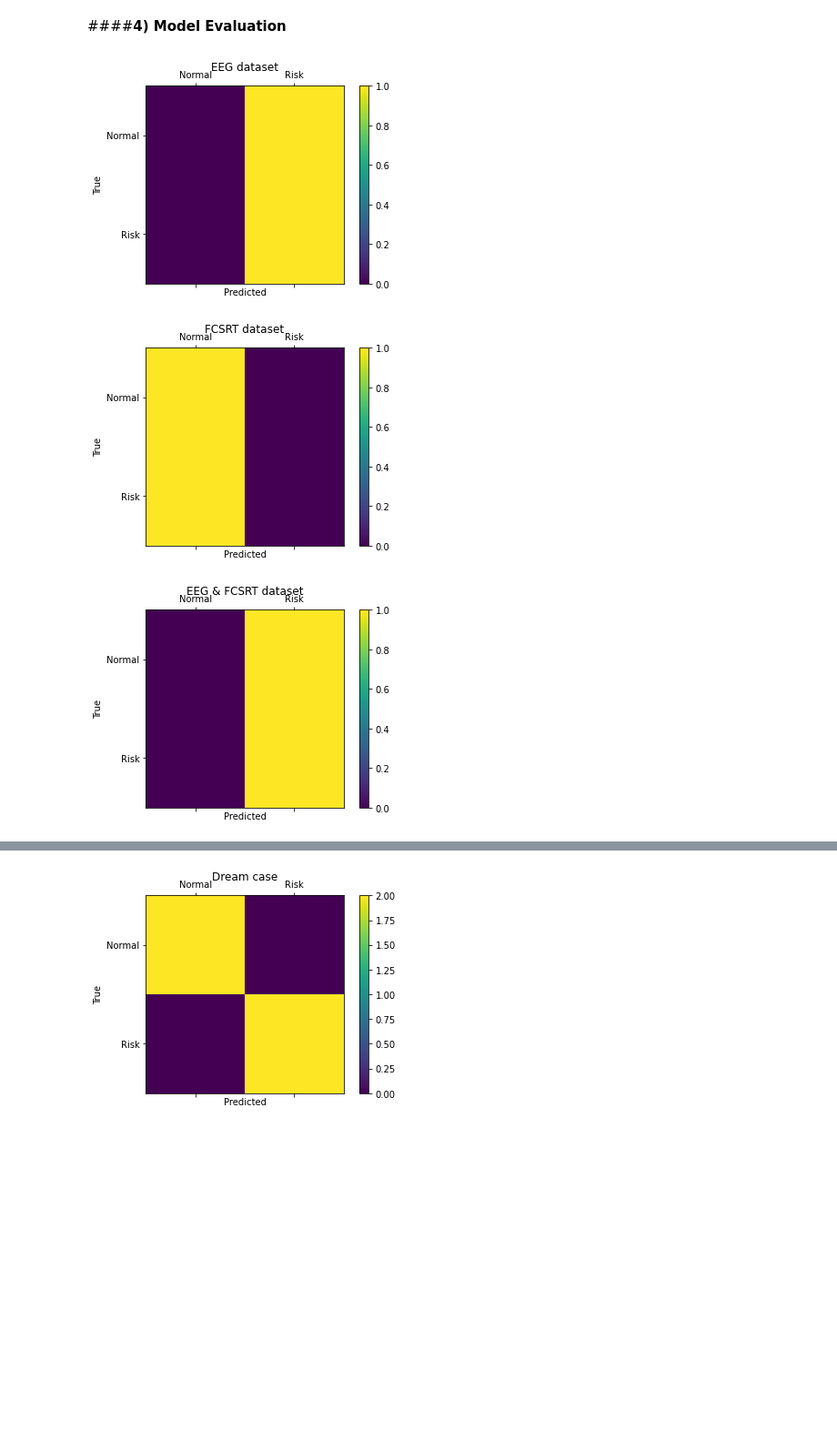
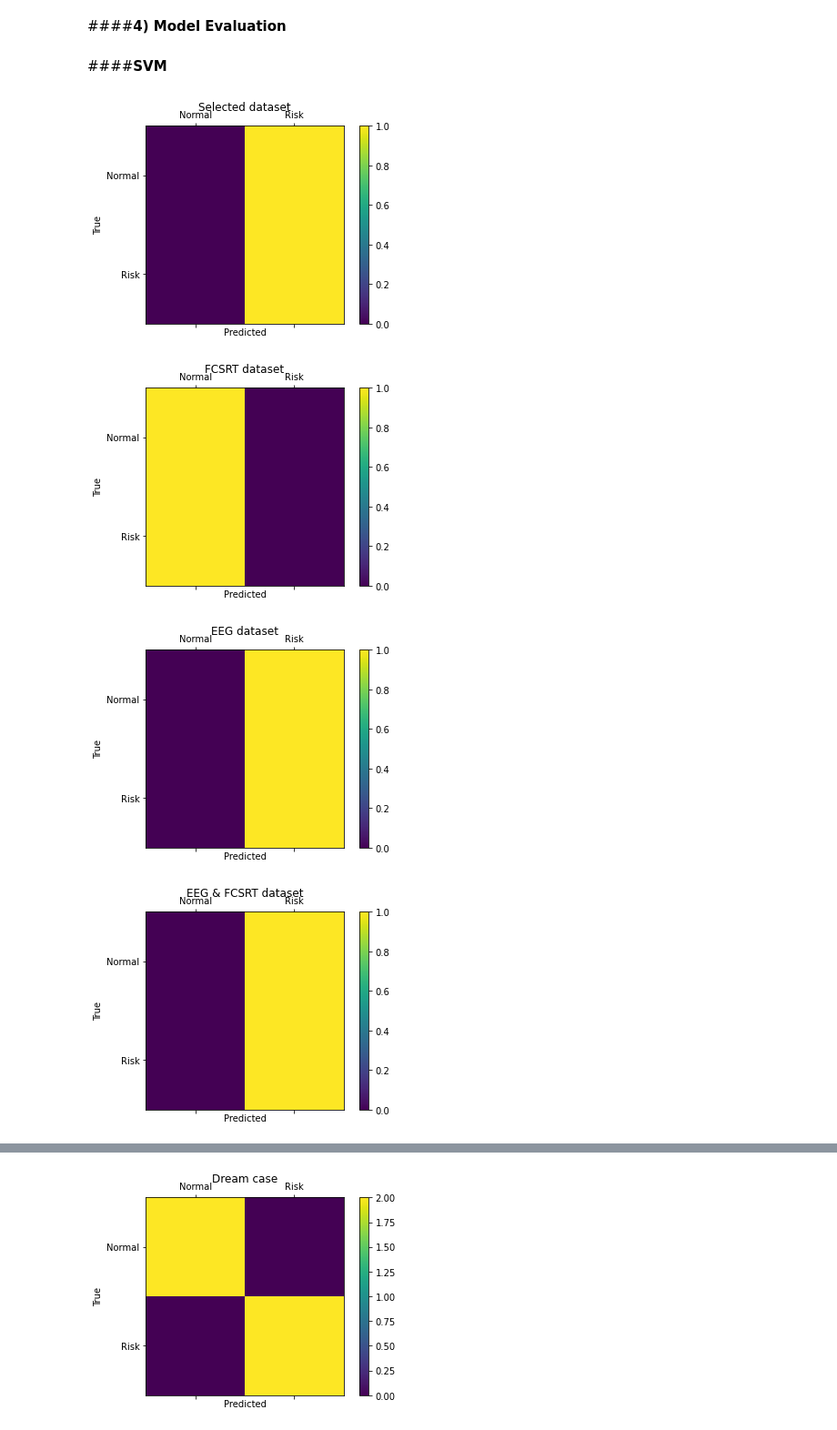
Before and after one commit to Sirabhop/Preclinical-AD-EEG-classification, a Jupyter notebook: Machine_Learning_Modeling.ipynb, the cells around one changed output, grey strips where cells are left out. Shown at 91% size. Saved outputs shown, nothing was run; the diff lists cells and outputs as text; code cells hidden in the pictures; blank space fills up the shorter version.

```diff
--- a/Machine_Learning_Modeling.ipynb
+++ b/Machine_Learning_Modeling.ipynb
@@ -108,3 +99,0 @@ for x in df_original.columns:
-# %%
-df = df_original.append(df_random, ignore_index = True)
-df.tail()
@@ -192,6 +199,9 @@ X_2_train, X_2_test, Y_2_train, Y_2_test = train_test_split(X_2, y, test_size =
 
 #X_3
 X_3_train, X_3_test, Y_3_train, Y_3_test = train_test_split(X_3, y, test_size = 0.25, random_state = 0)
+
+#X_4
+X_4_train, X_4_test, Y_4_train, Y_4_test = train_test_split(X_4, y, test_size = 0.25, random_state = 0)
 # %% [markdown]
 ####**3) Model Building**
 # %%
@@ -208,6 +220,26 @@ Y_2_pred = classifier_2.predict(X_2_test)
 classifier_3 = SVC(kernel = 'rbf', random_state = 0)
 classifier_3.fit(X_3_train, Y_3_train)
 Y_3_pred = classifier_3.predict(X_3_test)
+
+classifier_4 = SVC(kernel = 'rbf', random_state = 0)
+classifier_4.fit(X_4_train, Y_3_train)
+Y_4_pred = classifier_4.predict(X_4_test)
+# %%
+classifier_1 = DecisionTreeClassifier(min_samples_split = 5)
+classifier_1.fit(X_1_train, Y_1_train)
+Y_1_pred = classifier_1.predict(X_1_test)
+
+classifier_2 = DecisionTreeClassifier()
+classifier_2.fit(X_2_train, Y_2_train)
+Y_2_pred = classifier_2.predict(X_2_test)
+
+classifier_3 = DecisionTreeClassifier()
+classifier_3.fit(X_3_train, Y_3_train)
+Y_3_pred = classifier_3.predict(X_3_test)
+
+classifier_4 = DecisionTreeClassifier()
+classifier_4.fit(X_4_train, Y_4_train)
+Y_4_pred = classifier_4.predict(X_4_test)
 # %% [markdown]
 ####**4) Model Evaluation**
 # %%
@@ -241,11 +273,15 @@ def con_mat_picture(y_test, y_pred, title):
   plt.xlabel('Predicted')
   plt.ylabel('True')
   return plt.show()
+# %% [markdown]
+####**SVM**
 # %%
-cm_1 = con_mat_picture(Y_1_test, Y_1_pred, 'EEG dataset')
+cm_1 = con_mat_picture(Y_1_test, Y_1_pred, 'Selected dataset')
 cm_2 = con_mat_picture(Y_2_test, Y_2_pred, 'FCSRT dataset')
-cm_3 = con_mat_picture(Y_3_test, Y_3_pred, 'EEG & FCSRT dataset')
+cm_3 = con_mat_picture(Y_3_test, Y_3_pred, 'EEG dataset')
+cm_4 = con_mat_picture(Y_4_test, Y_4_pred, 'EEG & FCSRT dataset')
 # %% [output]
-[figure, old version]
+[figure, new version]
 [figure]
-[figure, old version]
+[figure, new version]
+[figure, added]
```
Also changed, not shown: parts of 26 cells of this notebook.
